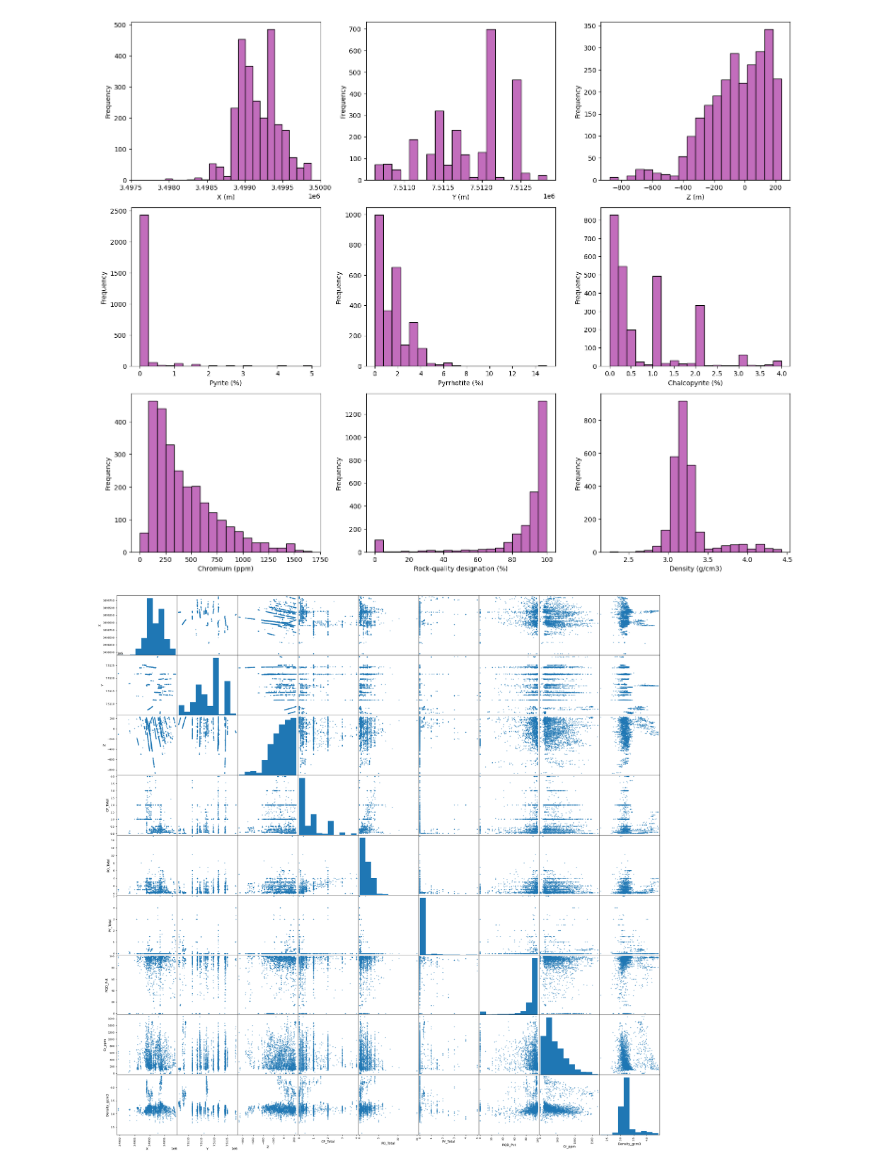
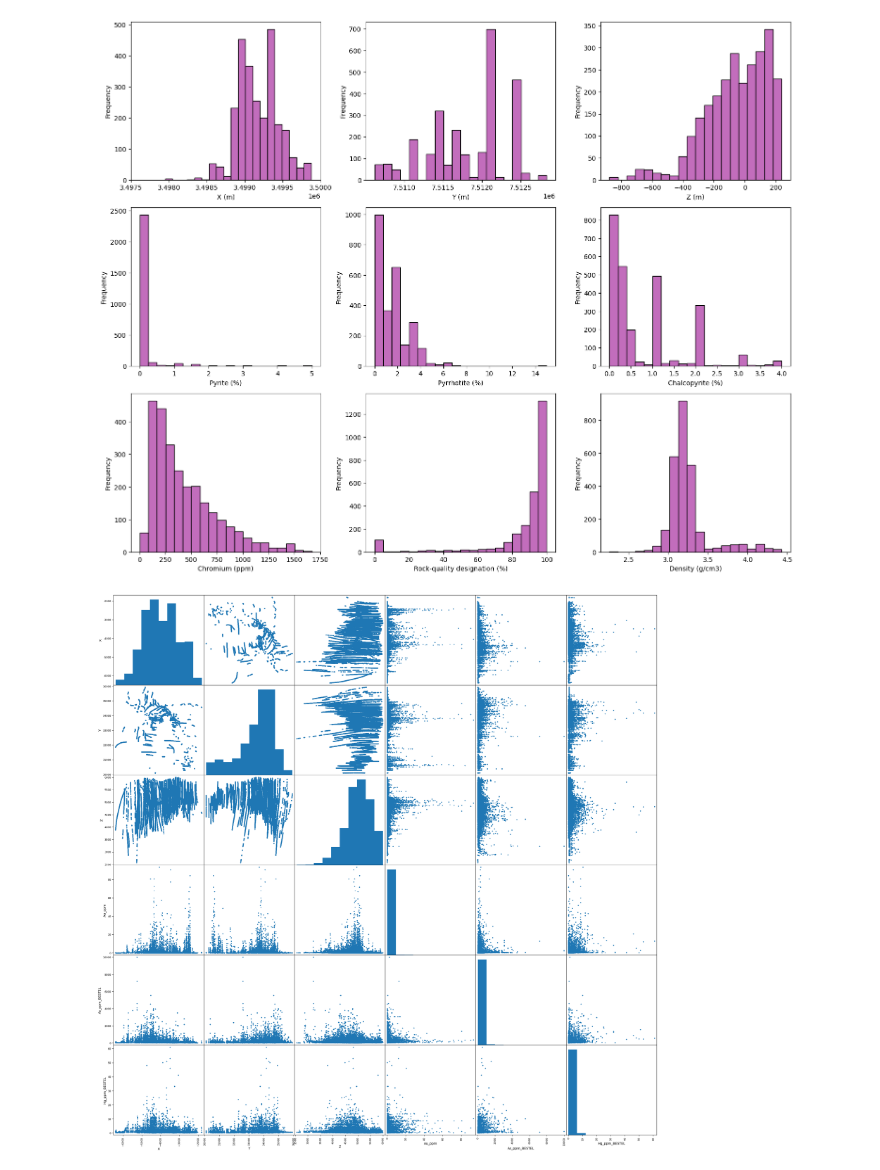
Before and after one commit to markdlindsay/DK_Batch_Shapley, a Jupyter notebook: Data_pre-processing.ipynb, the cells around one changed output. Cells and saved outputs as stored; diff of their text form; code cells hidden in the pictures.

```diff
--- a/Data_pre-processing.ipynb
+++ b/Data_pre-processing.ipynb
@@ -7,11 +10,16 @@ pio.renderers.default='browser'
 # %%
-density_data = pd.read_csv("Data/cluster_0_data.csv", low_memory=False)
+#density_data = pd.read_csv("Data/cluster_0_data.csv", low_memory=False) # Kevitsa
+enterprise_data = feather.read_feather("Data_Parker/Enterprise_pre2010_Desurvey.csv")
 # %%
-df = density_data.copy()
+df = enterprise_data.copy()
 
-filtered_samples = df.dropna(subset=['Alt1_Code', 'Alt2_Code', 'Density_gcm3'])
+
+#filtered_samples = df.dropna(subset=['Alt1_Code', 'Alt2_Code', 'Density_gcm3'])
+filtered_samples = df.dropna(subset=['Au_ppm', 'As_ppm_BESTEL', 'Hg_ppm_BESTEL'])
+
 
 sample_count = len(filtered_samples)
 
-print(f"Number of samples with alteration and Density_gcm3 data: {sample_count}")
+#print(f"Number of samples with alteration and Density_gcm3 data: {sample_count}")
+print(f"Number of samples with gold and pathfinder (As, Hg) data: {sample_count}")
 # %% [output]
@@ -18,0 +27,13 @@ Number of samples with alteration and Density_gcm3 data: 1346
+# %%
+# log transform the data
+filtered_samples['Log_Au_ppm'] = np.log(filtered_samples['Au_ppm'])
+
+# Create 3D scatter plot
+fig = px.scatter_3d(filtered_samples, \
+                    x='X', y='Y', z='Z', \
+                        color='Log_Au_ppm', size='Au_ppm', \
+                        opacity=0.7, labels={'Log_Au_ppm': 'Gold log(ppm)'})
+
+fig.update_traces(marker=dict(line=dict(width=0)))
+# Show plot
+fig.show()
@@ -19,10 +45,12 @@ Number of samples with alteration and Density_gcm3 data: 1346
 # %%
-mineral = 'Density_gcm3'
-filter = ['Sulph1_Code', 'Sulph1_Pct', 'Sulph2_Code', 'Sulph2_Pct']
-deposit_data = density_data
+mineral = 'Au_ppm'
+#filter = ['Sulph1_Code', 'Sulph1_Pct', 'Sulph2_Code', 'Sulph2_Pct']
+#deposit_data = density_data
 
-deposit_data = deposit_data.dropna(subset=[mineral] + filter)
-df1 = deposit_data
+#deposit_data = deposit_data.dropna(subset=[mineral] + filter)
+deposit_data = filtered_samples
+#df1 = deposit_data
+df1 = filtered_samples
 variable = mineral
 # %%
 two_composite_1covariates = deposit_data
@@ -165,14 +193,18 @@ plt.show()
 # %% [output]
 [figure]
 # %%
-columns = ['X', 'Y', 'Z', 'CP_Total', 'PO_Total', 'PY_Total', 'RQD_Pct', 'Cr_ppm', 'Density_gcm3']
+deposit_data['Log_Au_ppm'] = np.log(deposit_data['Au_ppm'])
+deposit_data['Log_As_ppm_BESTEL'] = np.log(deposit_data['As_ppm_BESTEL'])
+deposit_data['Log_Hg_ppm_BESTEL'] = np.log(deposit_data['Hg_ppm_BESTEL'])
+columns = ['X', 'Y', 'Z', 'Log_Au_ppm', 'Log_As_ppm_BESTEL', 'Log_Hg_ppm_BESTEL']
 scatter_matrix = pd.plotting.scatter_matrix(deposit_data[columns], figsize=(30, 30))
+
 #import seaborn as sns
 
 # columns = ['X', 'Y', 'Z', 'CP_Total', 'PO_Total', 'PY_Total', 'RQD_Pct', 'Cr_ppm', 'Density_gcm3']
 # sns.pairplot(deposit_data[columns], diag_kind='kde', corner=True)
 # %% [output]
-[figure, old version]
+[figure, new version]
 # %%
 summary = deposit_data.describe().round(3)
 
```
Also changed, not shown: parts of 6 cells of this notebook, 2 other files.
